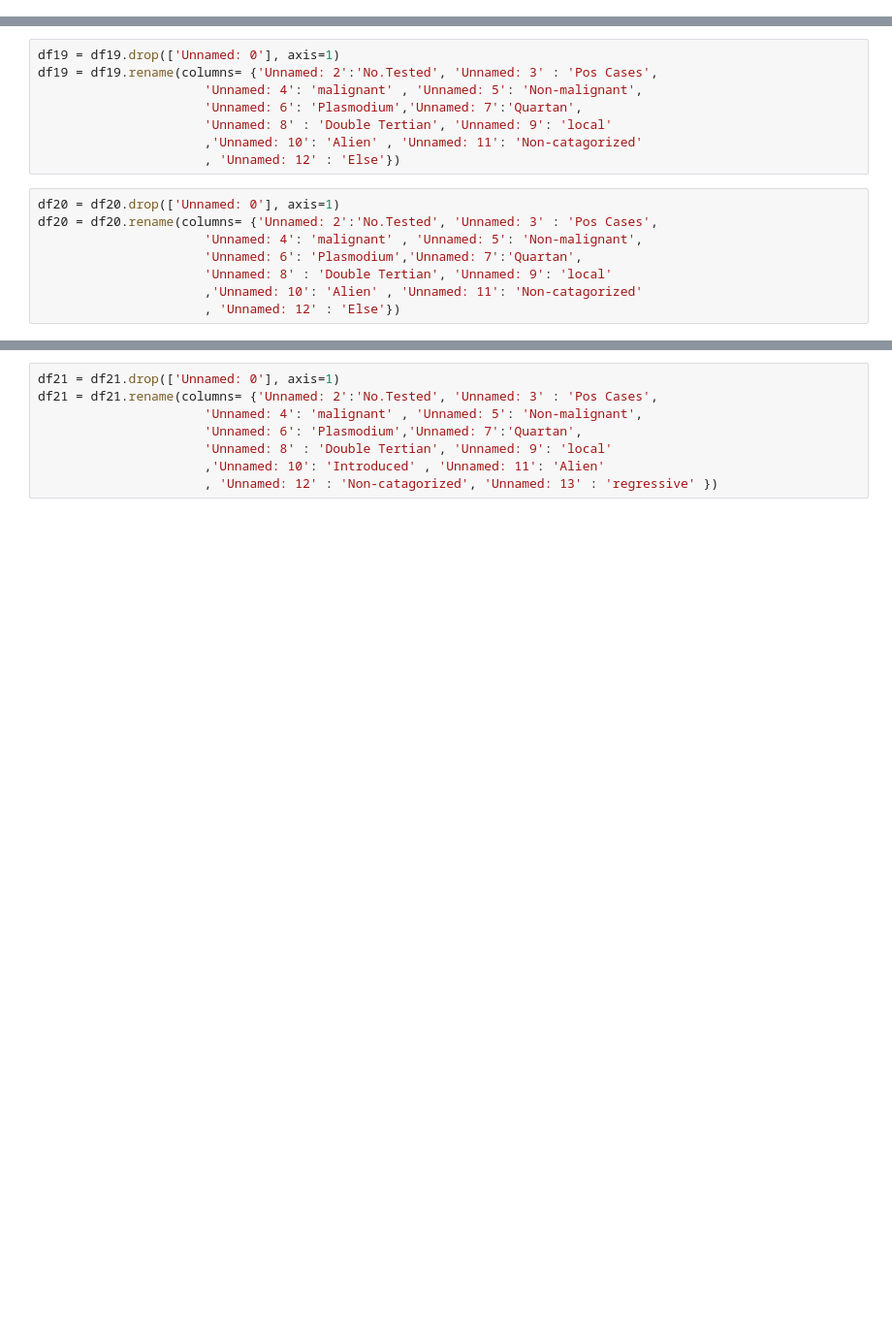
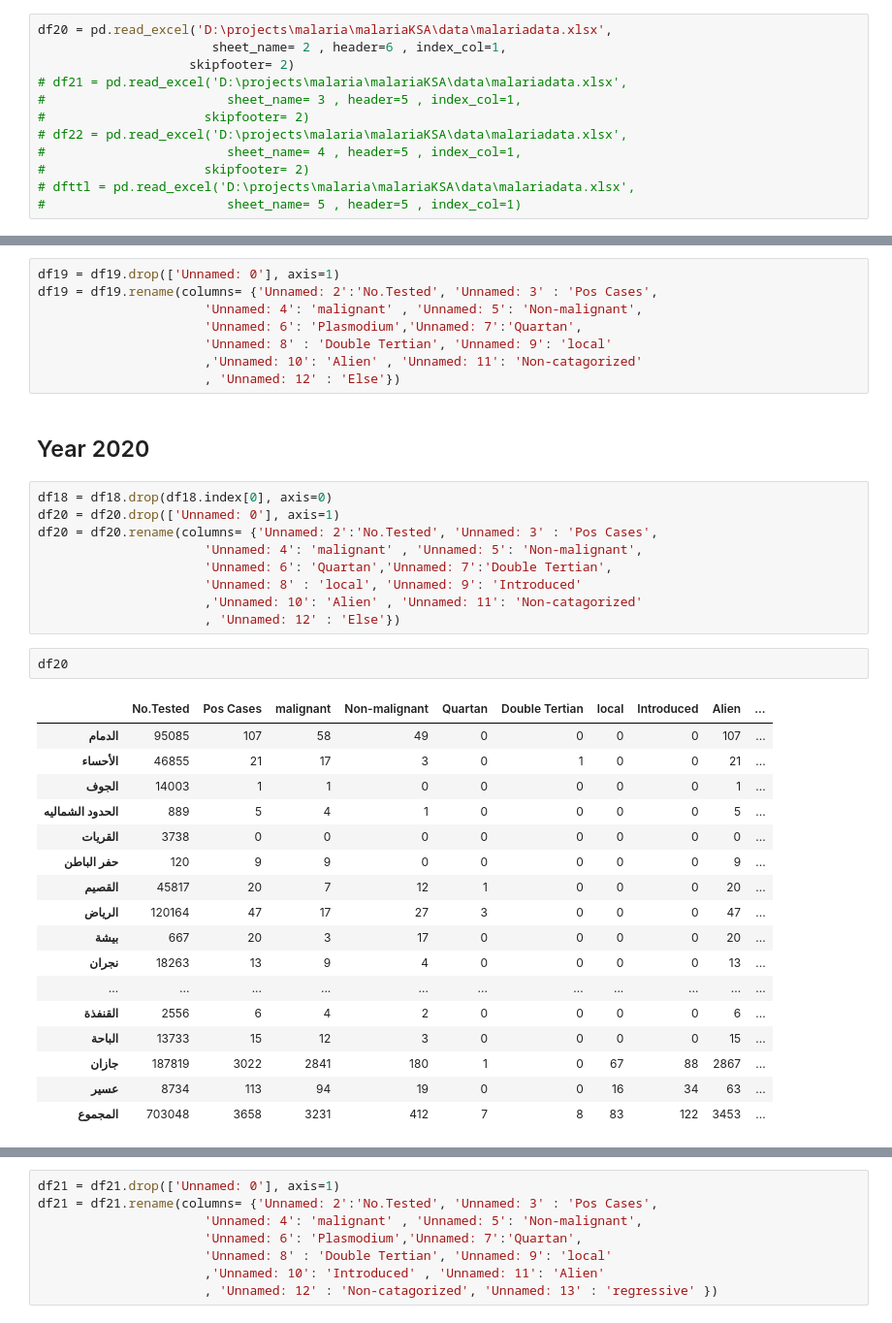
Before and after one commit to Ahmad-Noct/malariaKSA, a Jupyter notebook: main.ipynb, the cells around one changed output, grey strips where cells are left out. Shown at 97% size. Drawn from its saved outputs; the diff is of its cells as text; blank space fills up the shorter version.

Commit message:
cleaning more sheets

```diff
--- a/main.ipynb
+++ b/main.ipynb
@@ -25,3 +15,15 @@ dfttl = pd.read_excel('D:\projects\malaria\malariaKSA\data\malariadata.xlsx',
+# %%
+df20 = pd.read_excel('D:\projects\malaria\malariaKSA\data\malariadata.xlsx',
+                       sheet_name= 2 , header=6 , index_col=1,
+                    skipfooter= 2)
+# df21 = pd.read_excel('D:\projects\malaria\malariaKSA\data\malariadata.xlsx',
+#                        sheet_name= 3 , header=5 , index_col=1,
+#                     skipfooter= 2)
+# df22 = pd.read_excel('D:\projects\malaria\malariaKSA\data\malariadata.xlsx',
+#                        sheet_name= 4 , header=5 , index_col=1,
+#                     skipfooter= 2)
+# dfttl = pd.read_excel('D:\projects\malaria\malariaKSA\data\malariadata.xlsx',
+#                        sheet_name= 5 , header=5 , index_col=1)
 # %% [markdown]
 # Cleaning data
 # %% [markdown]
@@ -41,11 +43,34 @@ df19 = df19.rename(columns= {'Unnamed: 2':'No.Tested', 'Unnamed: 3' : 'Pos Cases
                       'Unnamed: 8' : 'Double Tertian', 'Unnamed: 9': 'local'
                       ,'Unnamed: 10': 'Alien' , 'Unnamed: 11': 'Non-catagorized'
                       , 'Unnamed: 12' : 'Else'})
+# %% [markdown]
+## Year 2020
 # %%
+df18 = df18.drop(df18.index[0], axis=0)
 df20 = df20.drop(['Unnamed: 0'], axis=1)
 df20 = df20.rename(columns= {'Unnamed: 2':'No.Tested', 'Unnamed: 3' : 'Pos Cases',
                       'Unnamed: 4': 'malignant' , 'Unnamed: 5': 'Non-malignant',
-                      'Unnamed: 6': 'Plasmodium','Unnamed: 7':'Quartan',
-                      'Unnamed: 8' : 'Double Tertian', 'Unnamed: 9': 'local'
+                      'Unnamed: 6': 'Quartan','Unnamed: 7':'Double Tertian',
+                      'Unnamed: 8' : 'local', 'Unnamed: 9': 'Introduced'
                       ,'Unnamed: 10': 'Alien' , 'Unnamed: 11': 'Non-catagorized'
                       , 'Unnamed: 12' : 'Else'})
+# %%
+df20
+# %% [output]
+|  | No.Tested | Pos Cases | malignant | Non-malignant | Quartan | Double Tertian | local | Introduced | Alien | ... |
+| الدمام | 95085 | 107 | 58 | 49 | 0 | 0 | 0 | 0 | 107 | ... |
+| الأحساء | 46855 | 21 | 17 | 3 | 0 | 1 | 0 | 0 | 21 | ... |
+| الجوف | 14003 | 1 | 1 | 0 | 0 | 0 | 0 | 0 | 1 | ... |
+| الحدود الشماليه | 889 | 5 | 4 | 1 | 0 | 0 | 0 | 0 | 5 | ... |
+| القريات | 3738 | 0 | 0 | 0 | 0 | 0 | 0 | 0 | 0 | ... |
+| حفر الباطن | 120 | 9 | 9 | 0 | 0 | 0 | 0 | 0 | 9 | ... |
+| القصيم | 45817 | 20 | 7 | 12 | 1 | 0 | 0 | 0 | 20 | ... |
+| الرياض | 120164 | 47 | 17 | 27 | 3 | 0 | 0 | 0 | 47 | ... |
+| بيشة | 667 | 20 | 3 | 17 | 0 | 0 | 0 | 0 | 20 | ... |
+| نجران | 18263 | 13 | 9 | 4 | 0 | 0 | 0 | 0 | 13 | ... |
+| ... | ... | ... | ... | ... | ... | ... | ... | ... | ... | ... |
+| القنفذة | 2556 | 6 | 4 | 2 | 0 | 0 | 0 | 0 | 6 | ... |
+| الباحة | 13733 | 15 | 12 | 3 | 0 | 0 | 0 | 0 | 15 | ... |
+| جازان | 187819 | 3022 | 2841 | 180 | 1 | 0 | 67 | 88 | 2867 | ... |
+| عسير | 8734 | 113 | 94 | 19 | 0 | 0 | 16 | 34 | 63 | ... |
+| المجموع | 703048 | 3658 | 3231 | 412 | 7 | 8 | 83 | 122 | 3453 | ... |
```
Also changed, not shown: parts of 4 cells of this notebook, 1 other file.
